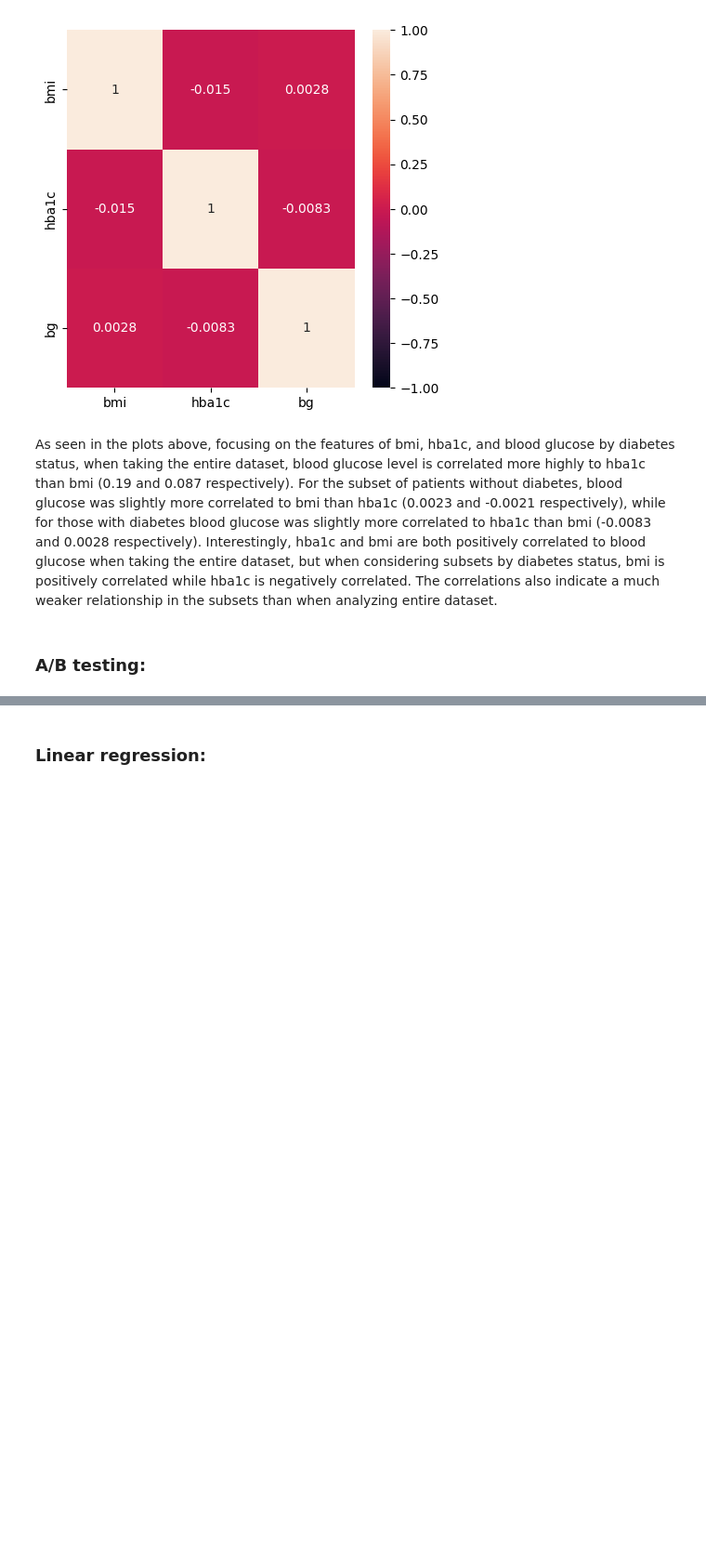
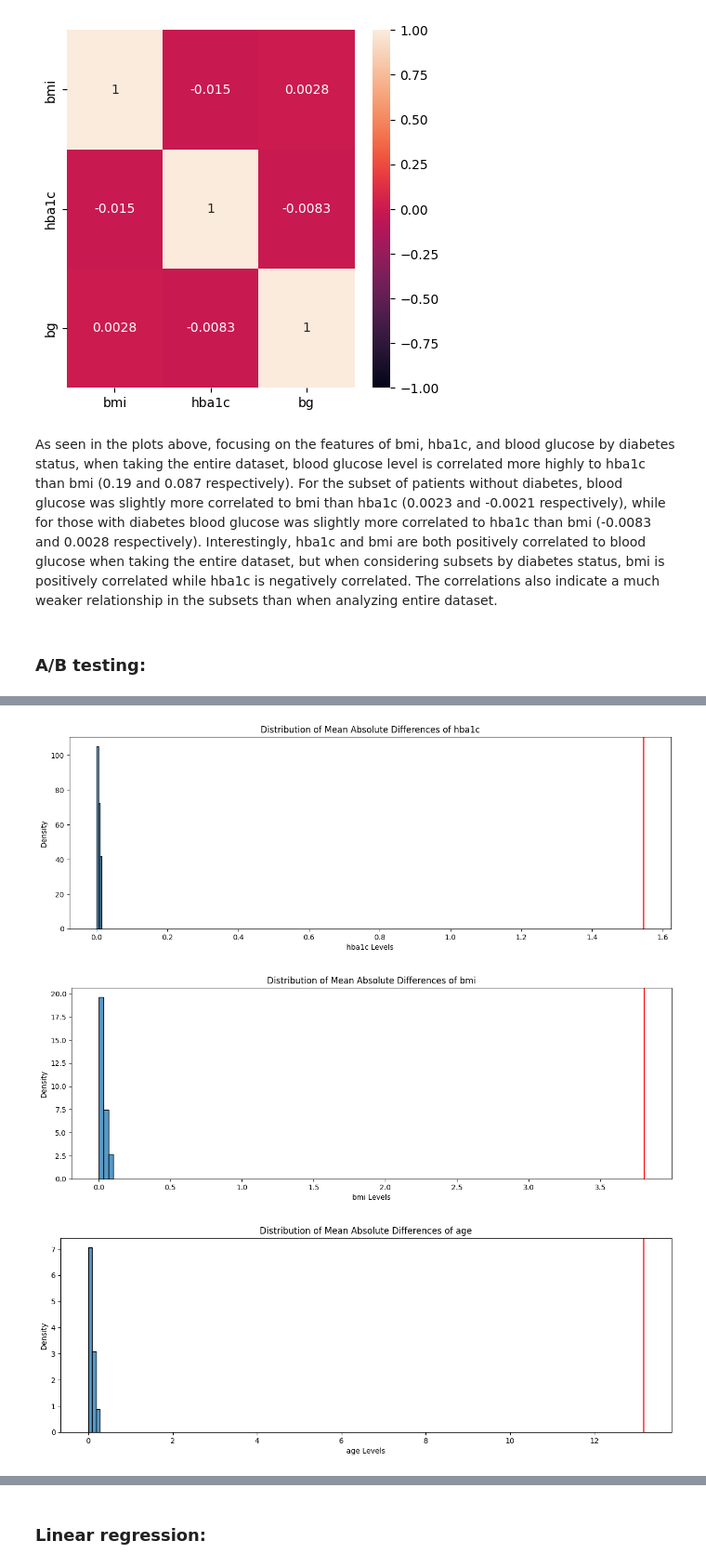
Before and after one commit to harshi-saha/cogs108-project, a Jupyter notebook: FinalProject_group014.ipynb, the cells around one changed output, grey strips where cells are left out. Shown at 93% size. Saved outputs shown, nothing was run; the diff lists cells and outputs as text; code cells hidden in the pictures; blank space fills up the shorter version.

```diff
--- a/FinalProject_group014.ipynb
+++ b/FinalProject_group014.ipynb
@@ -708,0 +822,9 @@ As seen in the plots above, focusing on the features of bmi, hba1c, and blood gl
+# %%
+# calculating pvalues and visualizing the statistics
+pval_hba1c = permutation(sample_df, 'hba1c')
+pval_bmi = permutation(sample_df, 'bmi')
+pval_age = permutation(sample_df, 'age')
+# %% [output]
+[figure, added]
+[figure, added]
+[figure, added]
```
Also changed, not shown: parts of 28 cells of this notebook.
